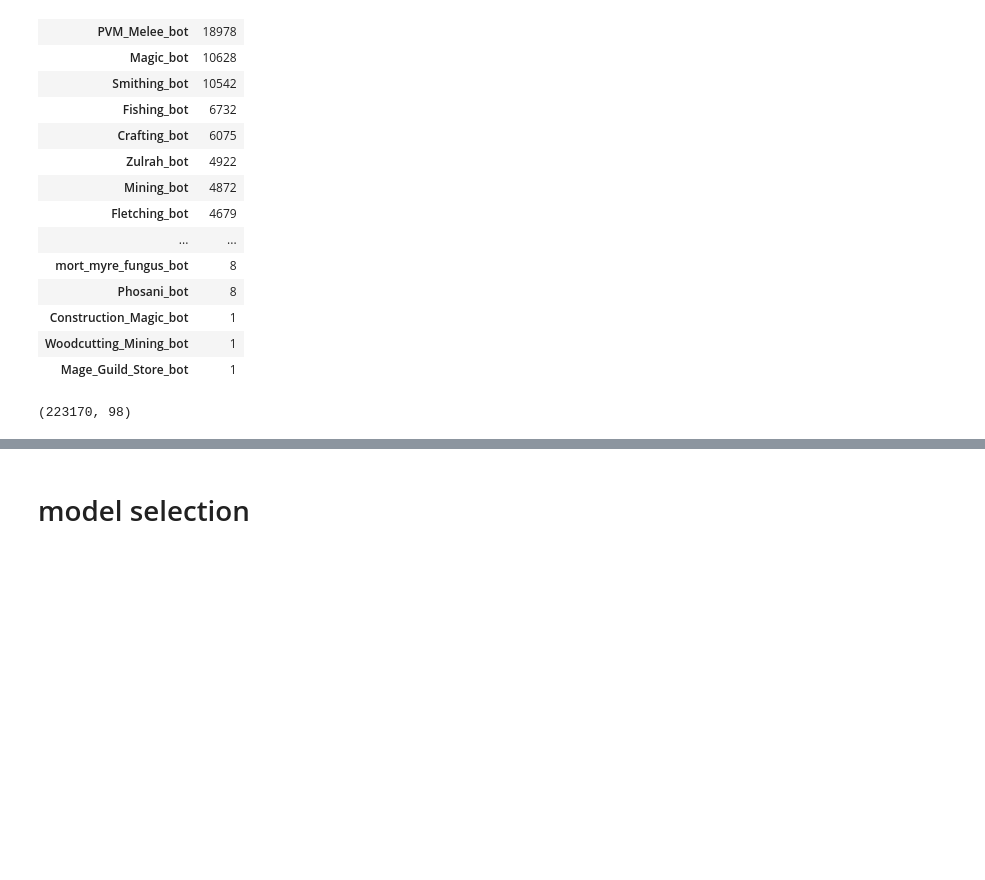
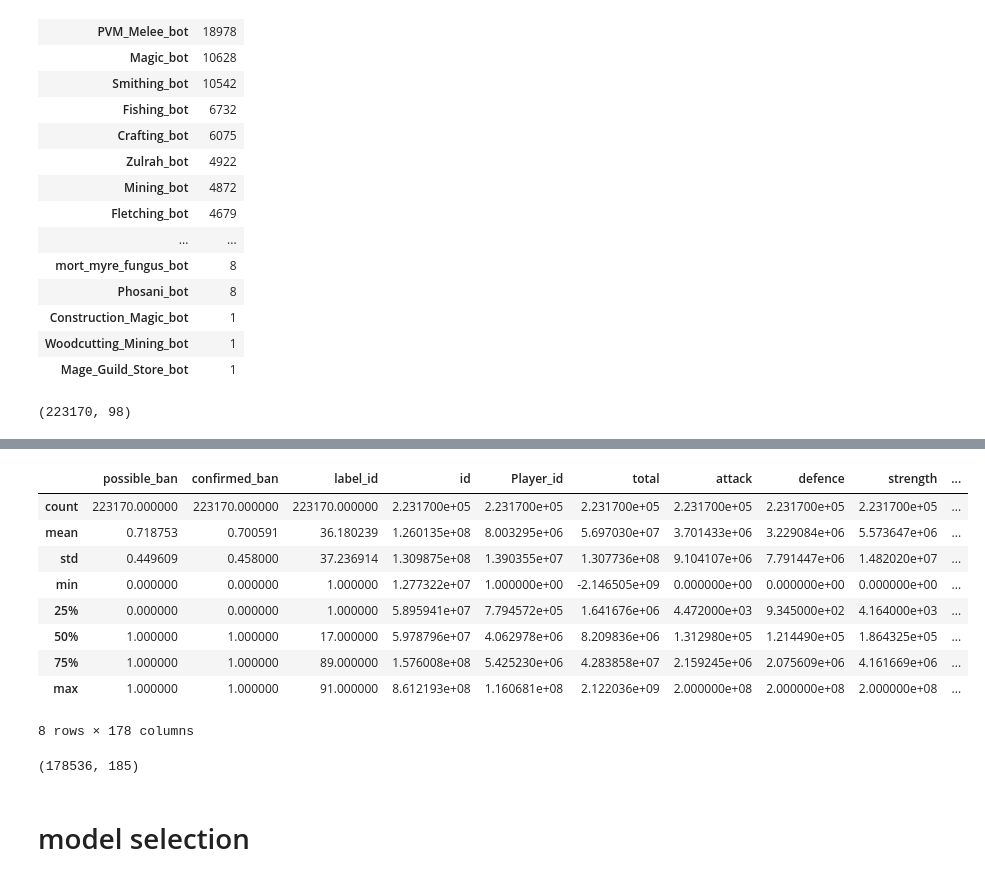
Before and after one commit to Bot-detector/bot-detector-ml-training, a Jupyter notebook: src/model_creation/model_search.ipynb, the cells around one changed output, grey strips where cells are left out. Cells and saved outputs as stored; diff of their text form; code cells hidden in the pictures; blank space fills up the shorter version.

Commit message:
simple model creation

```diff
--- a/src/model_creation/model_search.ipynb
+++ b/src/model_creation/model_search.ipynb
@@ -50,3 +50,18 @@ df = df[mask].copy()
 df.shape
 # %% [output]
 (223170, 98)
+# %%
+hiscore_ratio = utils.get_ratio(df, COLUMNS=utils.SKILLS, total_column='total')
+df[hiscore_ratio.columns] = hiscore_ratio
+
+boss_ratio = utils.get_ratio(df, COLUMNS=utils.BOSSES, total_column='boss_total')
+df[boss_ratio.columns] = boss_ratio
+
+minigame_ratio = utils.get_ratio(df, COLUMNS=utils.MINIGAMES, total_column='minigame_total')
+df[minigame_ratio.columns] = minigame_ratio
+
+df.fillna(0, inplace=True)
+
+model_columns = utils.HISCORE_COLUMNS + hiscore_ratio.columns.to_list() + boss_ratio.columns.to_list() + minigame_ratio.columns.to_list()
+
+df.head()
@@ -53 +76,22 @@ df.shape
+# %%
+# TODO: fix bugged min total
+df.describe()
+# %% [output]
+|  | possible_ban | confirmed_ban | label_id | id | Player_id | total | attack | defence | strength | ... |
+| count | 223170.000000 | 223170.000000 | 223170.000000 | 2.231700e+05 | 2.231700e+05 | 2.231700e+05 | 2.231700e+05 | 2.231700e+05 | 2.231700e+05 | ... |
+| mean | 0.718753 | 0.700591 | 36.180239 | 1.260135e+08 | 8.003295e+06 | 5.697030e+07 | 3.701433e+06 | 3.229084e+06 | 5.573647e+06 | ... |
+| std | 0.449609 | 0.458000 | 37.236914 | 1.309875e+08 | 1.390355e+07 | 1.307736e+08 | 9.104107e+06 | 7.791447e+06 | 1.482020e+07 | ... |
+| min | 0.000000 | 0.000000 | 1.000000 | 1.277322e+07 | 1.000000e+00 | -2.146505e+09 | 0.000000e+00 | 0.000000e+00 | 0.000000e+00 | ... |
+| 25% | 0.000000 | 0.000000 | 1.000000 | 5.895941e+07 | 7.794572e+05 | 1.641676e+06 | 4.472000e+03 | 9.345000e+02 | 4.164000e+03 | ... |
+| 50% | 1.000000 | 1.000000 | 17.000000 | 5.978796e+07 | 4.062978e+06 | 8.209836e+06 | 1.312980e+05 | 1.214490e+05 | 1.864325e+05 | ... |
+| 75% | 1.000000 | 1.000000 | 89.000000 | 1.576008e+08 | 5.425230e+06 | 4.283858e+07 | 2.159245e+06 | 2.075609e+06 | 4.161669e+06 | ... |
+| max | 1.000000 | 1.000000 | 91.000000 | 8.612193e+08 | 1.160681e+08 | 2.122036e+09 | 2.000000e+08 | 2.000000e+08 | 2.000000e+08 | ... |
+8 rows × 178 columns
+# %%
+from sklearn.model_selection import train_test_split
+
+df_train, df_test = train_test_split(df, test_size=0.2, stratify=df["label"])
+df_train.shape
+# %% [output]
+(178536, 185)
 # %%
```
Also changed, not shown: parts of 14 cells of this notebook, 1 other file.
